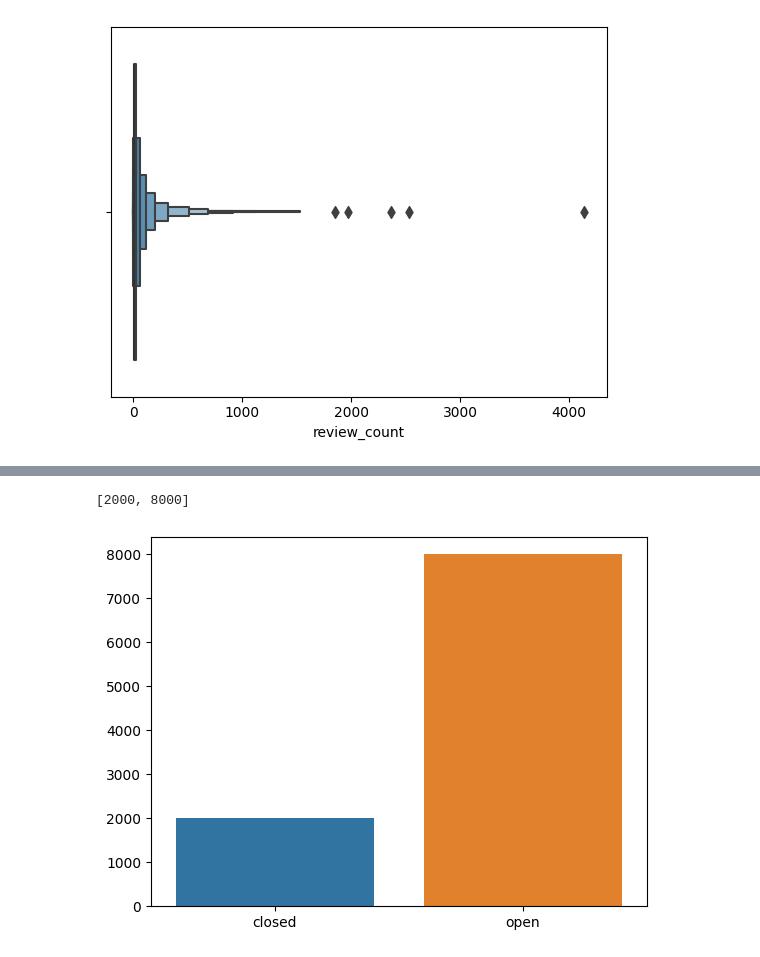
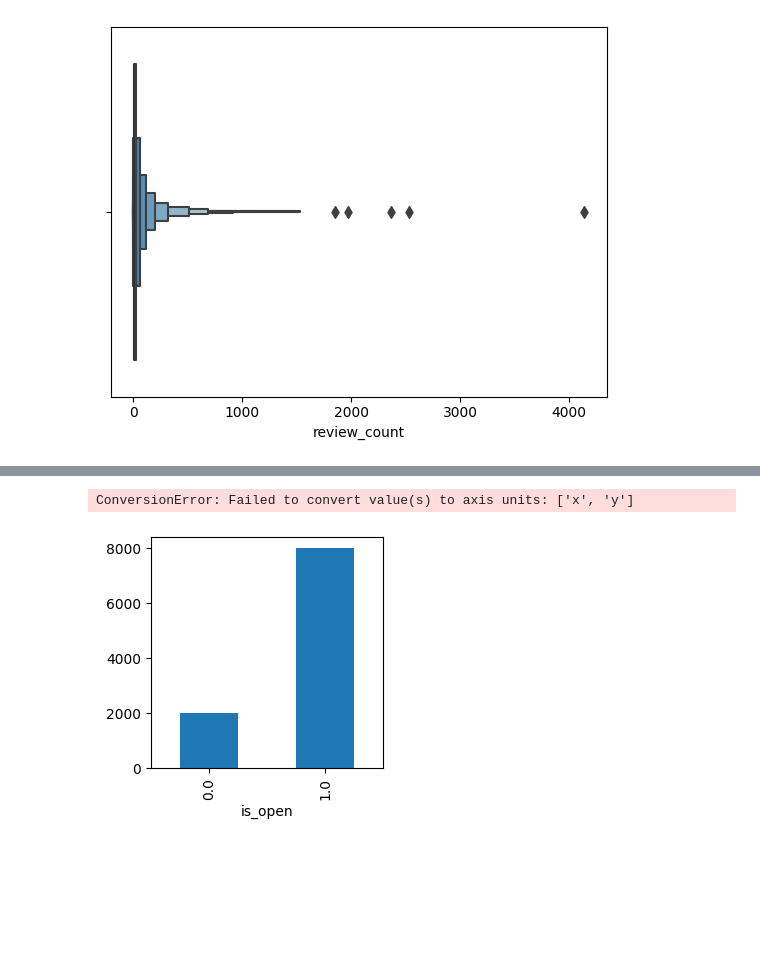
Before and after one commit to askador/data-mining-in-cybersecurity, a Jupyter notebook: data_analysis/quick_data_review/business.ipynb, the cells around one changed output, grey strips where cells are left out. Saved outputs shown, nothing was run; the diff lists cells and outputs as text; code cells hidden in the pictures; blank space fills up the shorter version.

```diff
--- a/data_analysis/quick_data_review/business.ipynb
+++ b/data_analysis/quick_data_review/business.ipynb
@@ -147,9 +137,10 @@ plt.show()
 # %%
-y = business_df.groupby(is_open)[is_open].count().values.tolist()
-print(y)
-x = ['closed', 'open']
-sns.barplot(x=x, y=y)
+# y = business_df.groupby(is_open)[is_open].count().values.tolist()
+# x = ['closed', 'open']
+# sns.barplot(x=x, y=y)
+fig, ax = plt.subplots(figsize=(3, 3))
+business_df.groupby(is_open)[is_open].count().plot(kind='bar', ax=ax).set_xticks(['x', 'y'])
 plt.show()
 # %% [output]
-[2000, 8000]
+ConversionError: Failed to convert value(s) to axis units: ['x', 'y']
-[figure, old version]
+[figure, new version]
```
Also changed, not shown: parts of 7 cells of this notebook, 11 other files.
